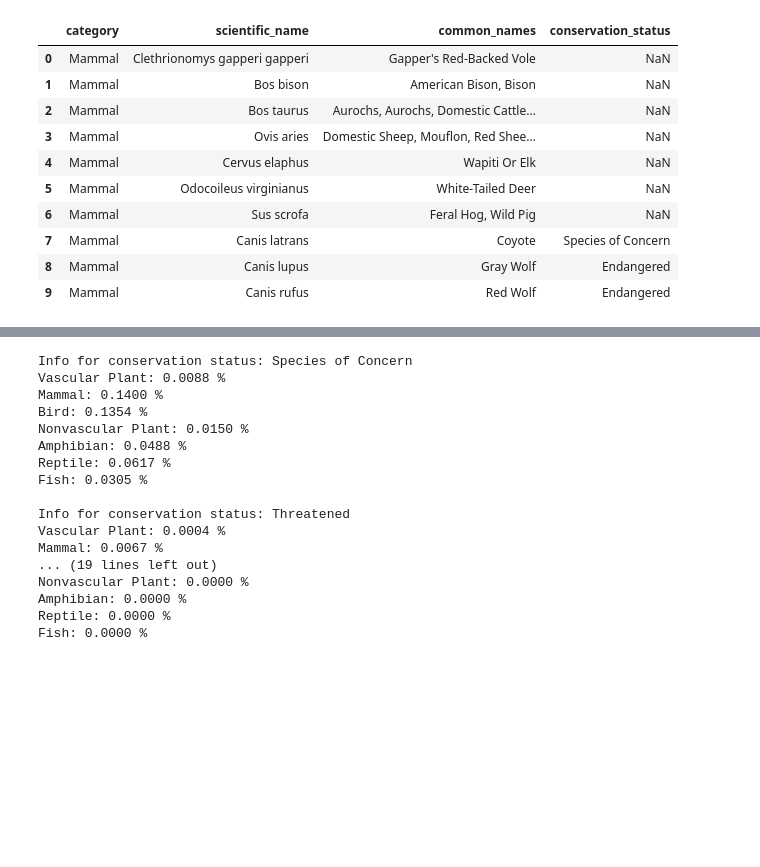
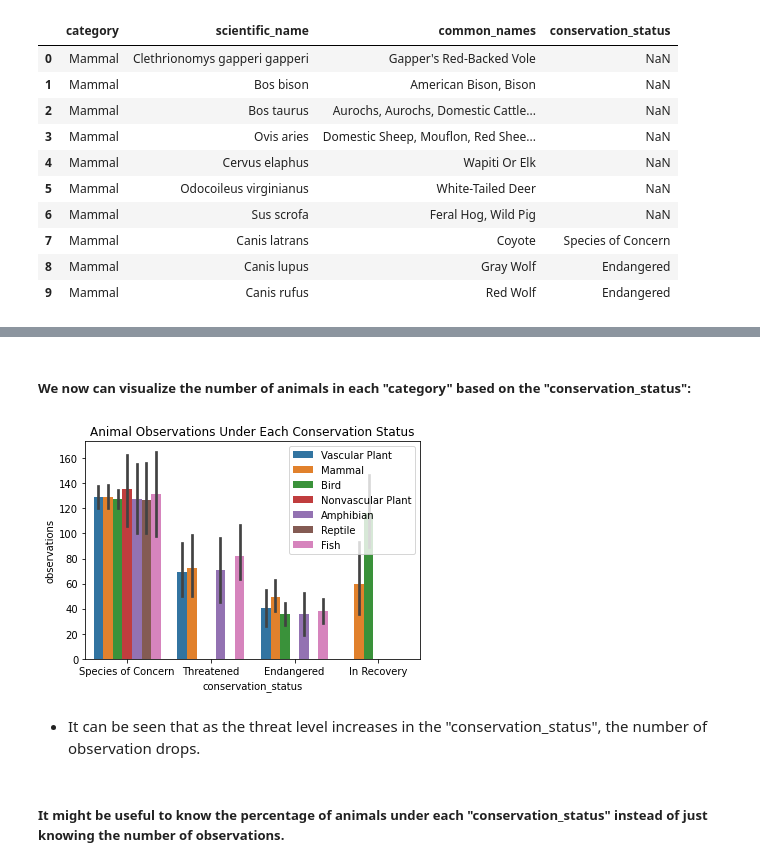
Before and after one commit to szayed99/Biodiversity, a Jupyter notebook: biodiversity.ipynb, the cells around one changed output, grey strips where cells are left out. Cells and saved outputs as stored; diff of their text form; code cells hidden in the pictures; blank space fills up the shorter version.

```diff
--- a/biodiversity.ipynb
+++ b/biodiversity.ipynb
@@ -112,21 +64,13 @@ def conservation_status_info(conservation_status, df): # Prints the percentage o
-# %%
-for stat in list(full_df.conservation_status.dropna().unique()):
-    conservation_status_info(stat, full_df)
-# %% [output]
-Info for conservation status: Species of Concern
-Vascular Plant: 0.0088 %
-Mammal: 0.1400 %
-Bird: 0.1354 %
-Nonvascular Plant: 0.0150 %
-Amphibian: 0.0488 %
-Reptile: 0.0617 %
-Fish: 0.0305 %
-
-Info for conservation status: Threatened
-Vascular Plant: 0.0004 %
-Mammal: 0.0067 %
-... (19 lines left out)
-Nonvascular Plant: 0.0000 %
-Amphibian: 0.0000 %
-Reptile: 0.0000 %
-Fish: 0.0000 %
+# %% [markdown]
+##### We now can visualize the number of animals in each "category" based on the "conservation_status":
+# %%
+sns.barplot(data = full_df, x = "conservation_status", y = "observations", hue = "category")
+plt.title("Animal Observations Under Each Conservation Status")
+plt.legend(loc='upper right')
+plt.show()
+# %% [output]
+[figure, added]
+# %% [markdown]
+* It can be seen that as the threat level increases in the "conservation_status", the number of observation drops.
+# %% [markdown]
+##### It might be useful to know the percentage of animals under each "conservation_status" instead of just knowing the number of observations.
```
Also changed, not shown: parts of 30 cells of this notebook.
